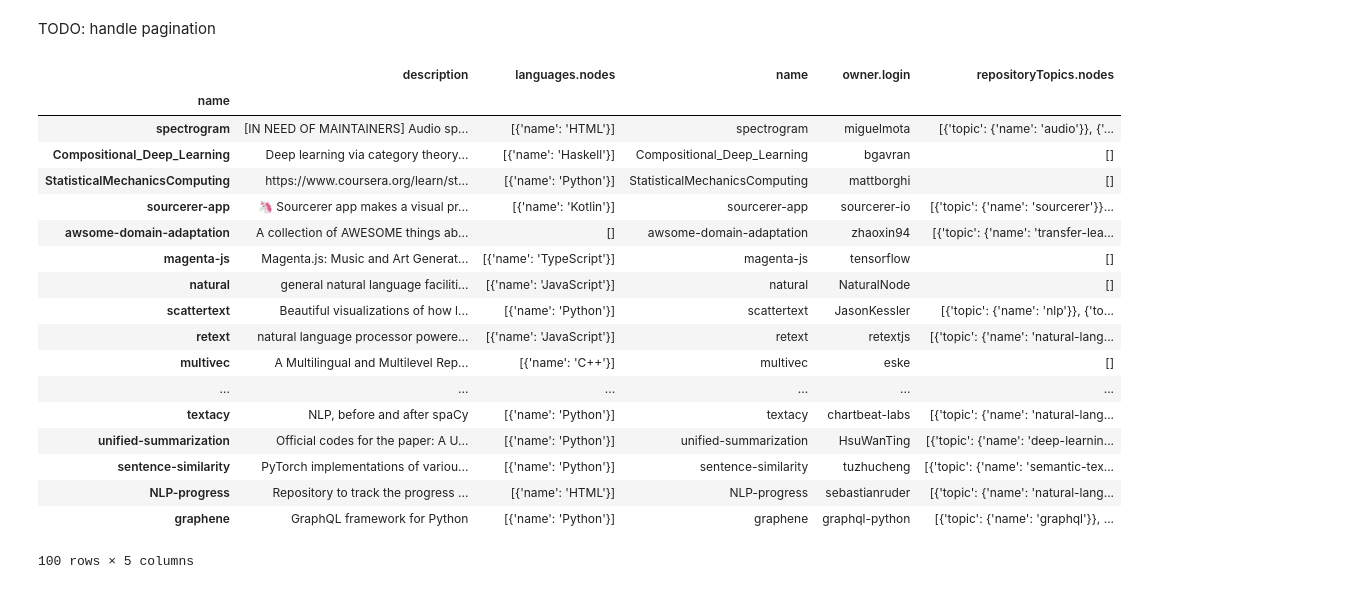
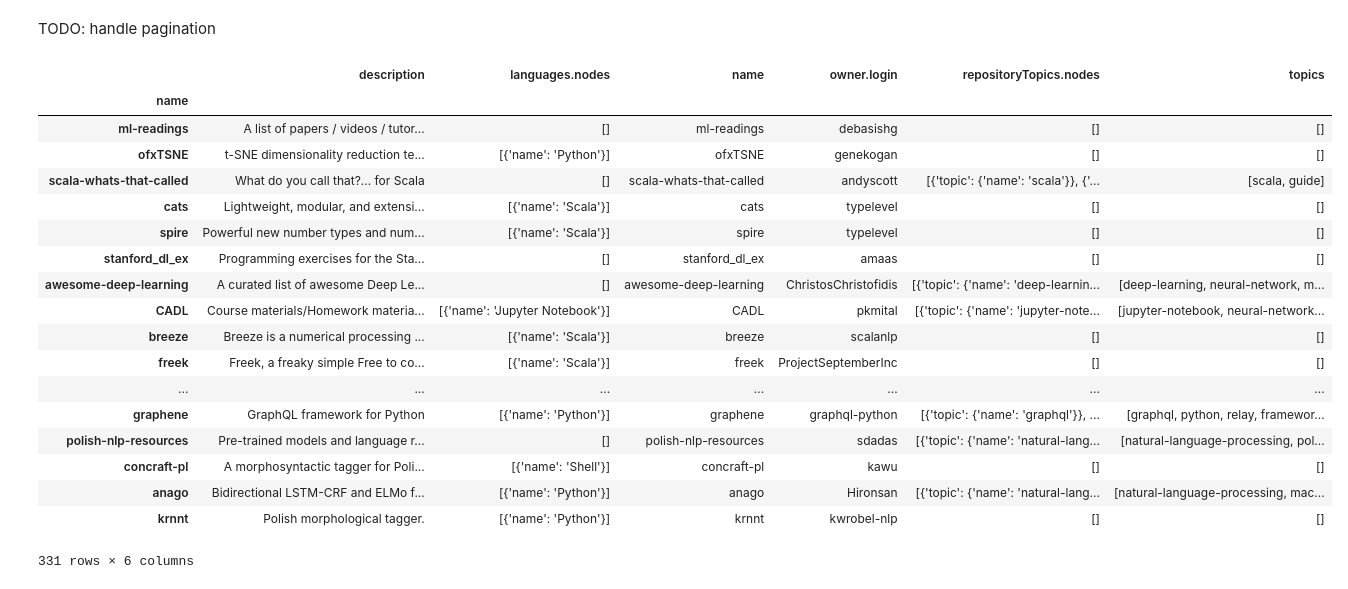
Before and after one commit to lambdaofgod/api-examples, a Jupyter notebook: Github_GraphQL_API.ipynb, the cells around one changed output. Cells and saved outputs as stored; diff of their text form; code cells hidden in the pictures.

Commit message:
Github GraphQL API paging with cursors

```diff
--- a/Github_GraphQL_API.ipynb
+++ b/Github_GraphQL_API.ipynb
@@ -18,33 +22,3 @@ def run_query(query): # A simple function to use requests.post to make the API c
         return request.json()
     else:
         raise Exception("Query failed to run by returning code of {}. {}".format(request.status_code, query))
-
-
-# The GraphQL query (with a few aditional bits included) itself defined as a multi-line string.
-query_string = """{
-  viewer {
-    starredRepositories(last: 100) {
-      nodes {
-        name
-        owner {
-          login
-        }
-        description
-        languages(first: 1) {
-          nodes {
-            name
-          }
-        }
-        repositoryTopics(first: 10) {
-          nodes {
-            topic {
-              name
-            }
-          }
-        }
-      }
-    }
-  }
-}"""
-
-result = run_query(query_string)
@@ -53,24 +62,32 @@ starred_repo_information = result['data']['viewer']['starredRepositories']['node
+# %%
+next_result = None
+repo_information = []
+for __ in tqdm.tqdm(range(5)):
+  next_result = get_next_paged_result(next_result)
+  repo_information = repo_information + next_result['data']['viewer']['starredRepositories']['nodes']
 # %%
-starred_repo_df = json_normalize(starred_repo_information)
+starred_repo_df = json_normalize(repo_information)
 starred_repo_df.index = starred_repo_df['name']
+starred_repo_df['topics'] = starred_repo_df['repositoryTopics.nodes'].apply(lambda recs: [r['topic']['name'] for r in recs])
+
 starred_repo_df
 # %% [output]
-|  | description | languages.nodes | name | owner.login | repositoryTopics.nodes |
-| name |  |  |  |  |  |
-| spectrogram | [IN NEED OF MAINTAINERS] Audio sp... | [{'name': 'HTML'}] | spectrogram | miguelmota | [{'topic': {'name': 'audio'}}, {'... |
-| Compositional_Deep_Learning | Deep learning via category theory... | [{'name': 'Haskell'}] | Compositional_Deep_Learning | bgavran | [] |
-| StatisticalMechanicsComputing | https://www.coursera.org/learn/st... | [{'name': 'Python'}] | StatisticalMechanicsComputing | mattborghi | [] |
-| sourcerer-app | 🦄 Sourcerer app makes a visual pr... | [{'name': 'Kotlin'}] | sourcerer-app | sourcerer-io | [{'topic': {'name': 'sourcerer'}}... |
-| awsome-domain-adaptation | A collection of AWESOME things ab... | [] | awsome-domain-adaptation | zhaoxin94 | [{'topic': {'name': 'transfer-lea... |
-| magenta-js | Magenta.js: Music and Art Generat... | [{'name': 'TypeScript'}] | magenta-js | tensorflow | [] |
-| natural | general natural language faciliti... | [{'name': 'JavaScript'}] | natural | NaturalNode | [] |
-| scattertext | Beautiful visualizations of how l... | [{'name': 'Python'}] | scattertext | JasonKessler | [{'topic': {'name': 'nlp'}}, {'to... |
-| retext | natural language processor powere... | [{'name': 'JavaScript'}] | retext | retextjs | [{'topic': {'name': 'natural-lang... |
-| multivec | A Multilingual and Multilevel Rep... | [{'name': 'C++'}] | multivec | eske | [] |
-| ... | ... | ... | ... | ... | ... |
-| textacy | NLP, before and after spaCy | [{'name': 'Python'}] | textacy | chartbeat-labs | [{'topic': {'name': 'natural-lang... |
-| unified-summarization | Official codes for the paper: A U... | [{'name': 'Python'}] | unified-summarization | HsuWanTing | [{'topic': {'name': 'deep-learnin... |
-| sentence-similarity | PyTorch implementations of variou... | [{'name': 'Python'}] | sentence-similarity | tuzhucheng | [{'topic': {'name': 'semantic-tex... |
-| NLP-progress | Repository to track the progress ... | [{'name': 'HTML'}] | NLP-progress | sebastianruder | [{'topic': {'name': 'natural-lang... |
-| graphene | GraphQL framework for Python | [{'name': 'Python'}] | graphene | graphql-python | [{'topic': {'name': 'graphql'}}, ... |
+|  | description | languages.nodes | name | owner.login | repositoryTopics.nodes | topics |
+| name |  |  |  |  |  |  |
+| ml-readings | A list of papers / videos / tutor... | [] | ml-readings | debasishg | [] | [] |
+| ofxTSNE | t-SNE dimensionality reduction te... | [{'name': 'Python'}] | ofxTSNE | genekogan | [] | [] |
+| scala-whats-that-called | What do you call that?... for Scala | [] | scala-whats-that-called | andyscott | [{'topic': {'name': 'scala'}}, {'... | [scala, guide] |
+| cats | Lightweight, modular, and extensi... | [{'name': 'Scala'}] | cats | typelevel | [] | [] |
+| spire | Powerful new number types and num... | [{'name': 'Scala'}] | spire | typelevel | [] | [] |
+| stanford_dl_ex | Programming exercises for the Sta... | [] | stanford_dl_ex | amaas | [] | [] |
+| awesome-deep-learning | A curated list of awesome Deep Le... | [] | awesome-deep-learning | ChristosChristofidis | [{'topic': {'name': 'deep-learnin... | [deep-learning, neural-network, m... |
+| CADL | Course materials/Homework materia... | [{'name': 'Jupyter Notebook'}] | CADL | pkmital | [{'topic': {'name': 'jupyter-note... | [jupyter-notebook, neural-network... |
+| breeze | Breeze is a numerical processing ... | [{'name': 'Scala'}] | breeze | scalanlp | [] | [] |
+| freek | Freek, a freaky simple Free to co... | [{'name': 'Scala'}] | freek | ProjectSeptemberInc | [] | [] |
+| ... | ... | ... | ... | ... | ... | ... |
+| graphene | GraphQL framework for Python | [{'name': 'Python'}] | graphene | graphql-python | [{'topic': {'name': 'graphql'}}, ... | [graphql, python, relay, framewor... |
+| polish-nlp-resources | Pre-trained models and language r... | [] | polish-nlp-resources | sdadas | [{'topic': {'name': 'natural-lang... | [natural-language-processing, pol... |
+| concraft-pl | A morphosyntactic tagger for Poli... | [{'name': 'Shell'}] | concraft-pl | kawu | [] | [] |
+| anago | Bidirectional LSTM-CRF and ELMo f... | [{'name': 'Python'}] | anago | Hironsan | [{'topic': {'name': 'natural-lang... | [natural-language-processing, mac... |
+| krnnt | Polish morphological tagger. | [{'name': 'Python'}] | krnnt | kwrobel-nlp | [] | [] |
-100 rows × 5 columns
+331 rows × 6 columns
```
Also changed, not shown: parts of 6 cells of this notebook.
